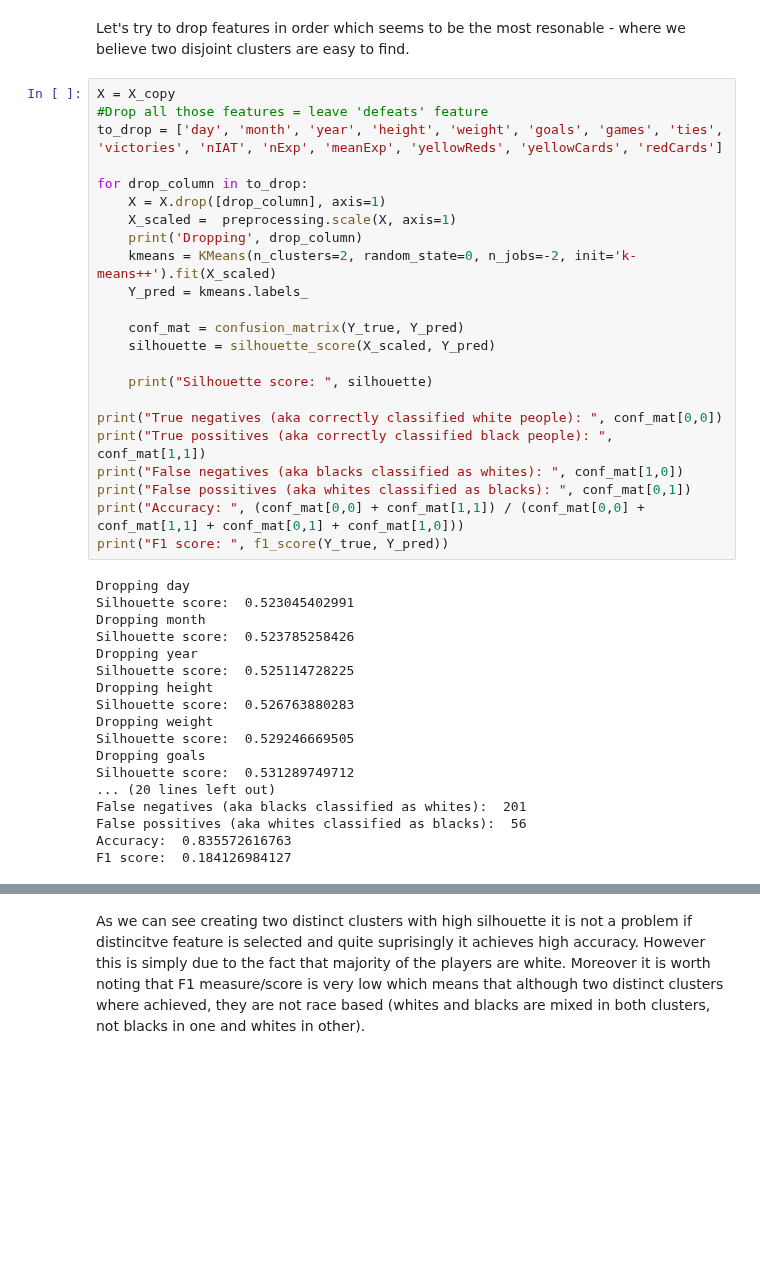
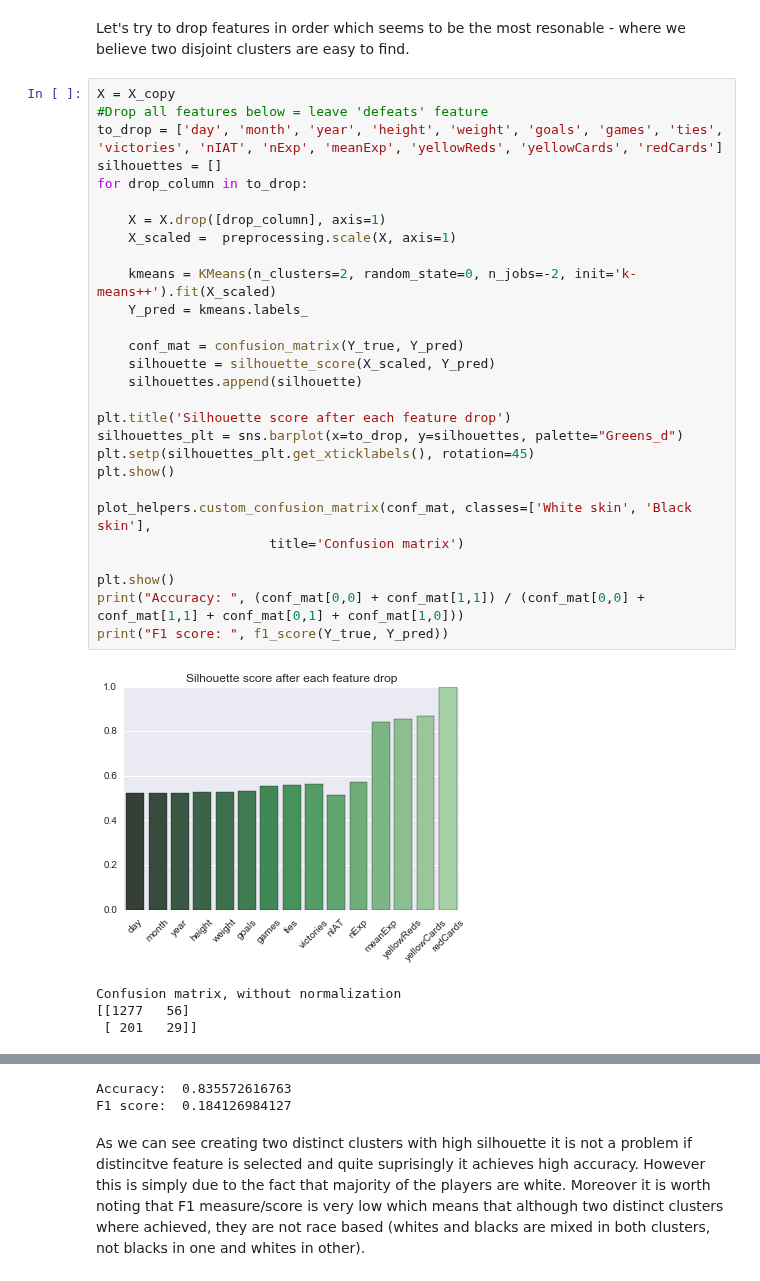
Before and after one commit to PaluchowskiMatthew/ADA-Kepler, a Jupyter notebook: 05 - Applied ML/Applied ML - ex 2.ipynb, the cells around one changed output, grey strips where cells are left out. Saved outputs shown, nothing was run; the diff lists cells and outputs as text; blank space fills up the shorter version.

```diff
--- a/05 - Applied ML/Applied ML - ex 2.ipynb
+++ b/05 - Applied ML/Applied ML - ex 2.ipynb
@@ -629,42 +631,34 @@ F1 score:  0.263865546218
 Let's try to drop features in order which seems to be the most resonable - where we believe two disjoint clusters are easy to find.
 # %%
 X = X_copy
-#Drop all those features = leave 'defeats' feature
+#Drop all features below = leave 'defeats' feature
 to_drop = ['day', 'month', 'year', 'height', 'weight', 'goals', 'games', 'ties', 'victories', 'nIAT', 'nExp', 'meanExp', 'yellowReds', 'yellowCards', 'redCards']
+silhouettes = []
+for drop_column in to_drop:
 
-for drop_column in to_drop:
     X = X.drop([drop_column], axis=1)
     X_scaled =  preprocessing.scale(X, axis=1)
-    print('Dropping', drop_column)
+
     kmeans = KMeans(n_clusters=2, random_state=0, n_jobs=-2, init='k-means++').fit(X_scaled)
     Y_pred = kmeans.labels_
 
     conf_mat = confusion_matrix(Y_true, Y_pred)
     silhouette = silhouette_score(X_scaled, Y_pred)
+    silhouettes.append(silhouette)
 
-    print("Silhouette score: ", silhouette)
+plt.title('Silhouette score after each feature drop')
+silhouettes_plt = sns.barplot(x=to_drop, y=silhouettes, palette="Greens_d")
+plt.setp(silhouettes_plt.get_xticklabels(), rotation=45)
+plt.show()
 
-print("True negatives (aka correctly classified white people): ", conf_mat[0,0])
-print("True possitives (aka correctly classified black people): ", conf_mat[1,1])
-print("False negatives (aka blacks classified as whites): ", conf_mat[1,0])
-print("False possitives (aka whites classified as blacks): ", conf_mat[0,1])
+plot_helpers.custom_confusion_matrix(conf_mat, classes=['White skin', 'Black skin'],
+                      title='Confusion matrix')
+
+plt.show()
 print("Accuracy: ", (conf_mat[0,0] + conf_mat[1,1]) / (conf_mat[0,0] + conf_mat[1,1] + conf_mat[0,1] + conf_mat[1,0]))
 print("F1 score: ", f1_score(Y_true, Y_pred))
 # %% [output]
+[figure, added]
-Dropping day
-Silhouette score:  0.523045402991
-Dropping month
-Silhouette score:  0.523785258426
-Dropping year
-Silhouette score:  0.525114728225
-Dropping height
-Silhouette score:  0.526763880283
-Dropping weight
-Silhouette score:  0.529246669505
-Dropping goals
-Silhouette score:  0.531289749712
-... (20 lines left out)
-False negatives (aka blacks classified as whites):  201
-False possitives (aka whites classified as blacks):  56
-Accuracy:  0.835572616763
-F1 score:  0.184126984127
+Confusion matrix, without normalization
+[[1277   56]
+ [ 201   29]]
@@ -671,3 +666,5 @@ F1 score:  0.184126984127
+Accuracy:  0.835572616763
+F1 score:  0.184126984127
 # %% [markdown]
 As we can see creating two distinct clusters with high silhouette it is not a problem if distincitve feature is selected and quite suprisingly it achieves high accuracy. However this is simply due to the fact that majority of the players are white. Moreover it is worth noting that F1 measure/score is very low which means that although two distinct clusters where achieved, they are not race based (whites and blacks are mixed in both clusters, not blacks in one and whites in other).
 # %% [markdown]
```
Also changed, not shown: parts of 12 cells of this notebook.
